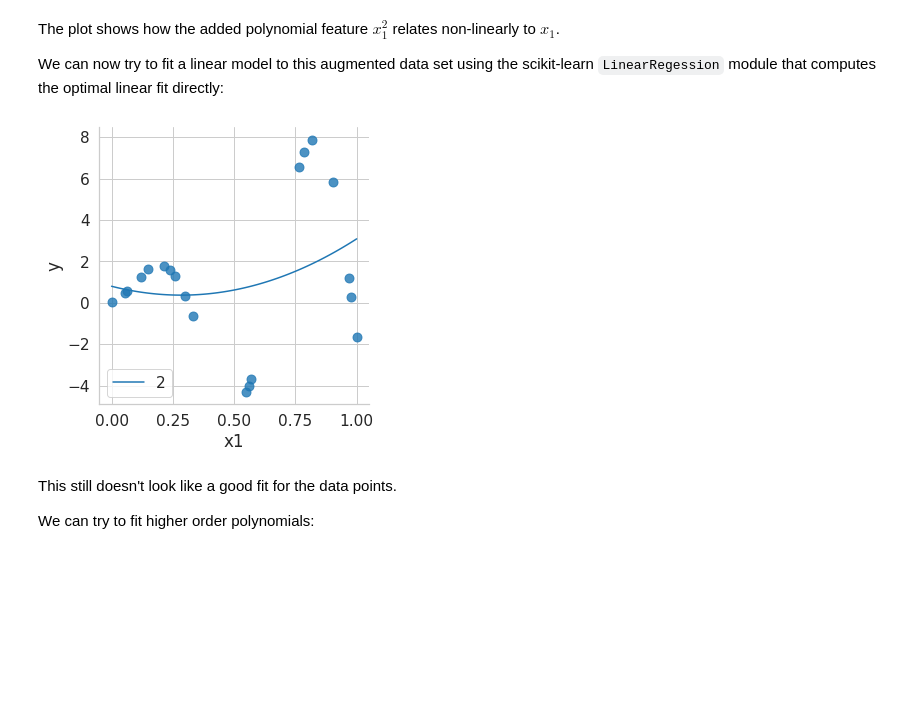
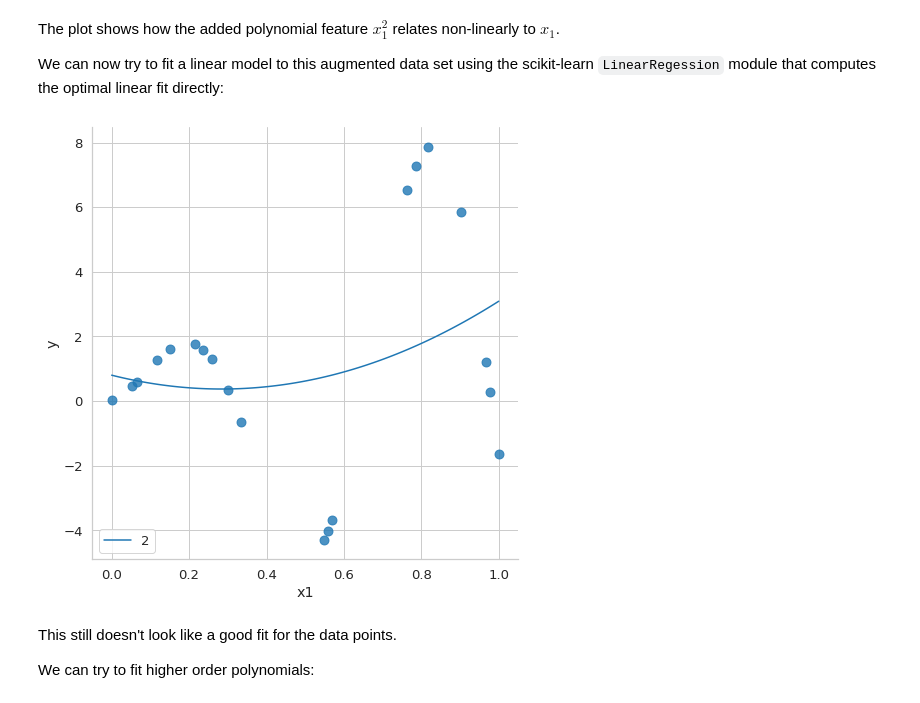
Before and after one commit to mtthsmoore/PRACTUNFINISHED_class_K-means, a Jupyter notebook: notebooks/1_regression/1.2_Non-linear_regression.ipynb, the cells around one changed output. Drawn from its saved outputs; the diff is of its cells as text; code cells hidden in the pictures; blank space fills up the shorter version.

```diff
--- a/notebooks/1_regression/1.2_Non-linear_regression.ipynb
+++ b/notebooks/1_regression/1.2_Non-linear_regression.ipynb
@@ -8,7 +8,7 @@ import matplotlib.pyplot as plt;
 import numpy as np;
 import pandas as pd;
 import seaborn as sns;
-sns.set_context("notebook", font_scale=1.4);
+sns.set_context("notebook", font_scale=1.2);
 sns.set_style("whitegrid");
 # %% [markdown]
 Linear regression models the data as
@@ -69,21 +75,21 @@ We can now try to fit a linear model to this augmented data set using the scikit
 # %%
 from sklearn.linear_model import LinearRegression
 
 sns.lmplot(x="x1", y="y", data=dataset,
-           fit_reg=False, height=5, scatter_kws={"s": 80})
+           fit_reg=False, height=7, scatter_kws={"s": 80})
 
 X = dataset.copy()
 y = X.pop('y')
 
 model = LinearRegression(fit_intercept=True)
 model.fit(X, y)
 
 x_plot = np.linspace(0,1, 100)
 plt.plot(x_plot,model.intercept_ + model.coef_[0]*x_plot + model.coef_[1]*((x_plot)**2),label="2")
 plt.legend(loc='lower left')
 plt.show()
 # %% [output]
-[figure, old version]
+[figure, new version]
 # %% [markdown]
 This still doesn't look like a good fit for the data points.
 
```
Also changed, not shown: parts of 5 cells of this notebook.
